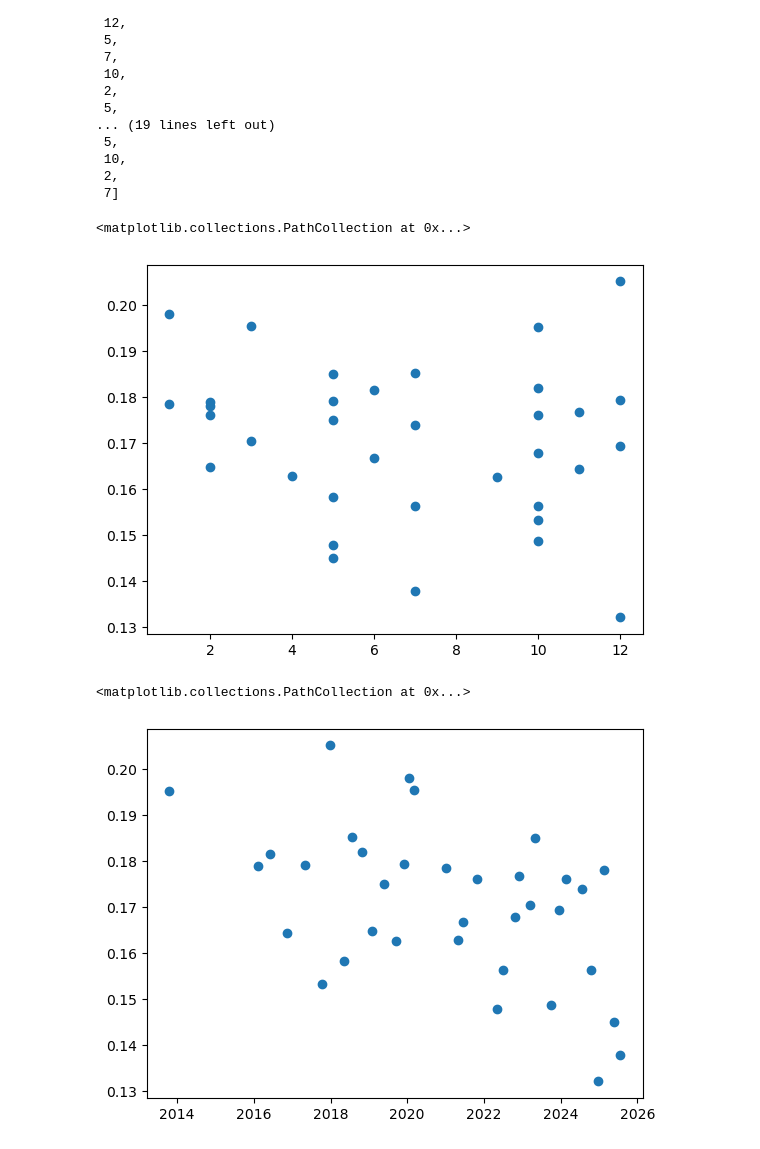
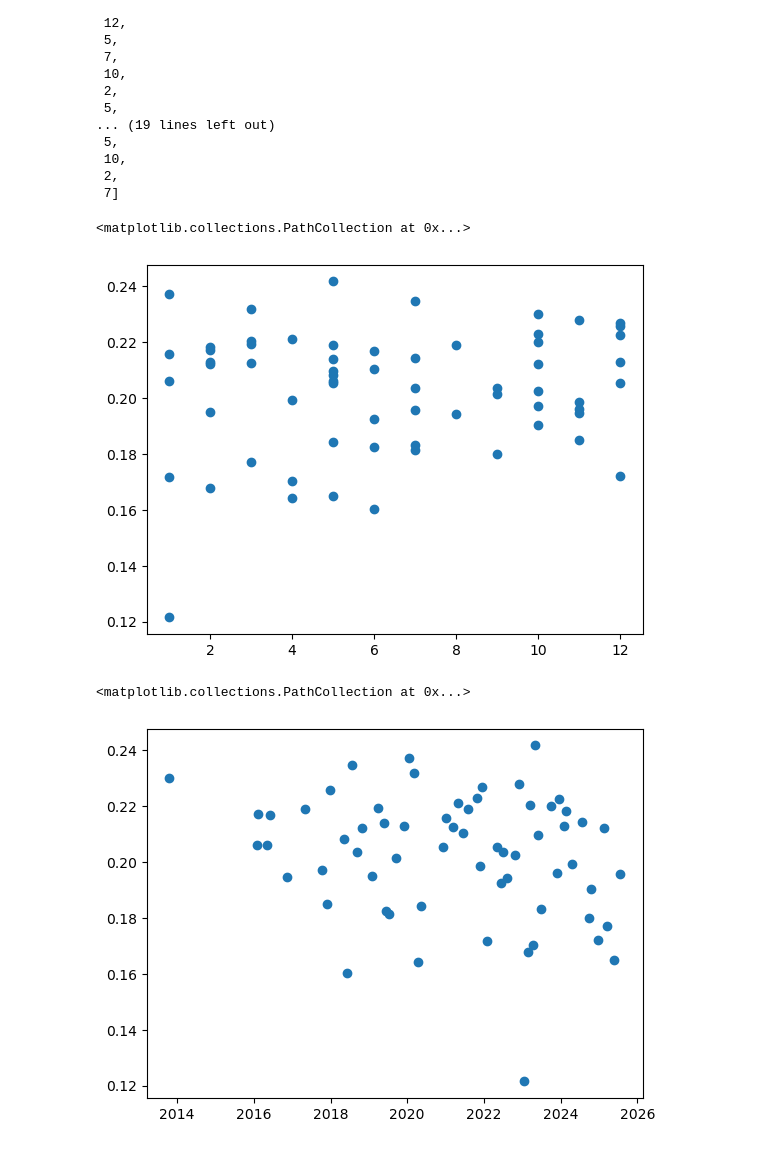
Before and after one commit to alterandos/wedabaywatch, a Jupyter notebook: pixel_regression.ipynb, the cells around one changed output. Saved outputs shown, nothing was run; the diff lists cells and outputs as text; code cells hidden in the pictures.

```diff
--- a/pixel_regression.ipynb
+++ b/pixel_regression.ipynb
@@ -69,7 +92,7 @@ class_stack, filenames = pixel_regression.get_class_stack()
 
 index_stack = pixel_regression.get_index_stack(class_stack.shape, filenames)
 
-_, dates_int = pixel_regression.dates_convert(filenames)
+dates_dt, dates_int = pixel_regression.dates_convert(filenames)
 # %%
 H, W = index_stack.shape[1:]
 min_datapoints_for_reg = 5
@@ -165,18 +189,19 @@ P-value: 0.0
  2,
  7]
 # %%
-y = np.nanmean(ndvi_stack, axis = (1,2))
+
+y = np.nanmean(index_stack, axis = (1,2))
 x = [dt.month for dt in dates_dt]
 
 plt.scatter(x,y)
 # %% [output]
 <matplotlib.collections.PathCollection at 0x...>
-[figure, old version]
+[figure, new version]
 # %%
-y = np.nanmean(ndvi_stack, axis = (1,2))
+y = np.nanmean(index_stack, axis = (1,2))
 x = dates_dt
 
 plt.scatter(x,y)
 # %% [output]
 <matplotlib.collections.PathCollection at 0x...>
-[figure, old version]
+[figure, new version]
```
Also changed, not shown: parts of 10 cells of this notebook, 4 other files.
